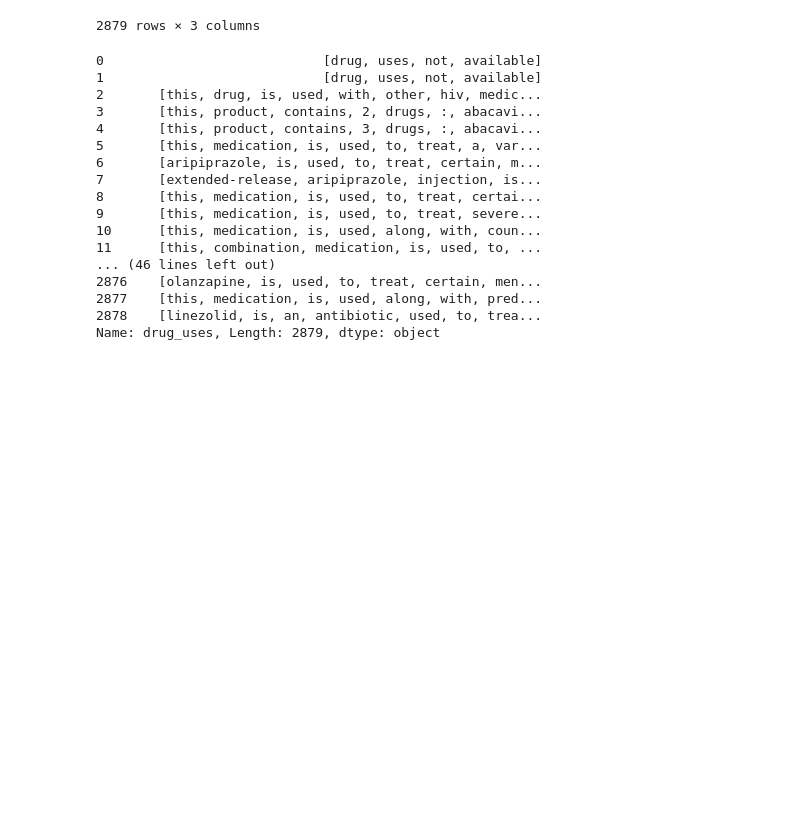
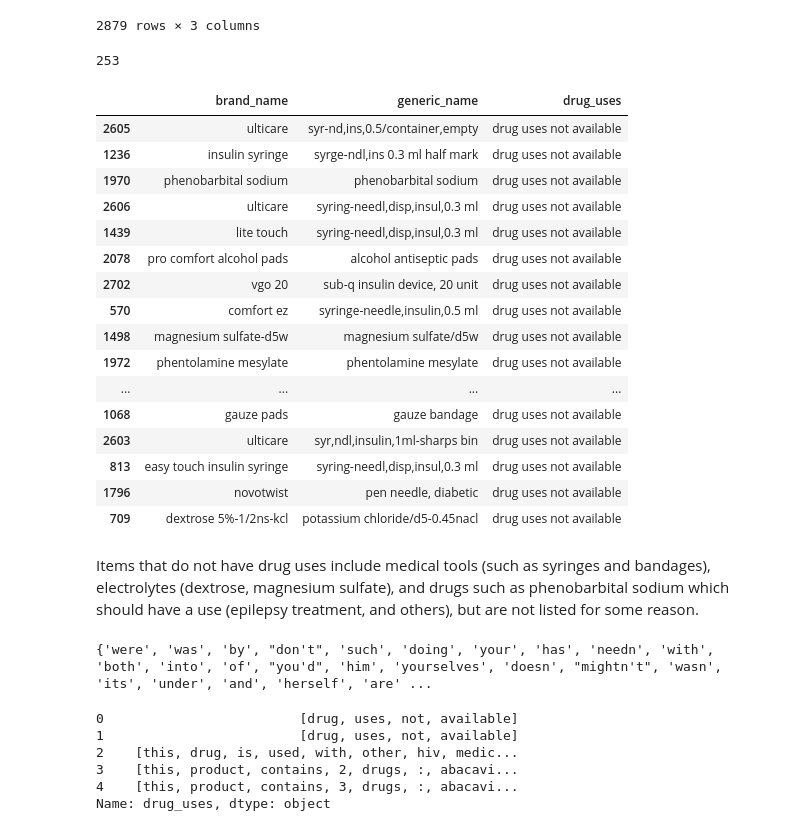
Before and after one commit to darya-akimova/medicare_spending_analysis, a Jupyter notebook: medicare part D analysis.ipynb, the cells around one changed output. Saved outputs shown, nothing was run; the diff lists cells and outputs as text; code cells hidden in the pictures; blank space fills up the shorter version.

```diff
--- a/medicare part D analysis.ipynb
+++ b/medicare part D analysis.ipynb
@@ -157,31 +157,46 @@ drug_uses_17
 | 2877 | zytiga | abiraterone acetate | this medication is used along wit... |
 | 2878 | zyvox | linezolid | linezolid is an antibiotic used t... |
 2879 rows × 3 columns
+# %%
+# how many drugs do not have associated uses?
+print(len(drug_uses_17[drug_uses_17['drug_uses'] == "drug uses not available"].index))
+drug_uses_17[drug_uses_17['drug_uses'] == "drug uses not available"].sample(20)
+# %% [output]
+253
+|  | brand_name | generic_name | drug_uses |
+| 2605 | ulticare | syr-nd,ins,0.5/container,empty | drug uses not available |
+| 1236 | insulin syringe | syrge-ndl,ins 0.3 ml half mark | drug uses not available |
+| 1970 | phenobarbital sodium | phenobarbital sodium | drug uses not available |
+| 2606 | ulticare | syring-needl,disp,insul,0.3 ml | drug uses not available |
+| 1439 | lite touch | syring-needl,disp,insul,0.3 ml | drug uses not available |
+| 2078 | pro comfort alcohol pads | alcohol antiseptic pads | drug uses not available |
+| 2702 | vgo 20 | sub-q insulin device, 20 unit | drug uses not available |
+| 570 | comfort ez | syringe-needle,insulin,0.5 ml | drug uses not available |
+| 1498 | magnesium sulfate-d5w | magnesium sulfate/d5w | drug uses not available |
+| 1972 | phentolamine mesylate | phentolamine mesylate | drug uses not available |
+| ... | ... | ... | ... |
+| 1068 | gauze pads | gauze bandage | drug uses not available |
+| 2603 | ulticare | syr,ndl,insulin,1ml-sharps bin | drug uses not available |
+| 813 | easy touch insulin syringe | syring-needl,disp,insul,0.3 ml | drug uses not available |
+| 1796 | novotwist | pen needle, diabetic | drug uses not available |
+| 709 | dextrose 5%-1/2ns-kcl | potassium chloride/d5-0.45nacl | drug uses not available |
+# %% [markdown]
+Items that do not have drug uses include medical tools (such as syringes and bandages), electrolytes (dextrose, magnesium sulfate), and drugs such as phenobarbital sodium which should have a use (epilepsy treatment, and others), but are not listed for some reason.
 # %%
 import nltk
 from nltk.tokenize import word_tokenize
+from nltk.corpus import stopwords
+stop_words=set(stopwords.words("english"))
+print(stop_words)
+# %% [output]
+{'were', 'was', 'by', "don't", 'such', 'doing', 'your', 'has', 'needn', 'with', 'both', 'into', 'of', "you'd", 'him', 'yourselves', 'doesn', "mightn't", 'wasn', 'its', 'under', 'and', 'herself', 'are' ...
-# %%
-#top_manu_notnull = top_manu_w_use[top_manu_w_use['drug_uses'].notnull()]
-#top_manu_notnull['tokenized'] = top_manu_notnull['drug_uses'].apply(word_tokenize)
-#top_manu_notnull
-drug_uses_17['drug_uses'].apply(word_tokenize)
-# %% [output]
-0                            [drug, uses, not, available]
-1                            [drug, uses, not, available]
-2       [this, drug, is, used, with, other, hiv, medic...
-3       [this, product, contains, 2, drugs, :, abacavi...
-4       [this, product, contains, 3, drugs, :, abacavi...
-5       [this, medication, is, used, to, treat, a, var...
-6       [aripiprazole, is, used, to, treat, certain, m...
-7       [extended-release, aripiprazole, injection, is...
-8       [this, medication, is, used, to, treat, certai...
-9       [this, medication, is, used, to, treat, severe...
-10      [this, medication, is, used, along, with, coun...
-11      [this, combination, medication, is, used, to, ...
-... (46 lines left out)
-2876    [olanzapine, is, used, to, treat, certain, men...
-2877    [this, medication, is, used, along, with, pred...
-2878    [linezolid, is, an, antibiotic, used, to, trea...
-Name: drug_uses, Length: 2879, dtype: object
 # %%
-drug_uses_17['tokens'] = drug_uses_17['drug_uses'].apply(word_tokenize)
+uses_17_tokens = drug_uses_17['drug_uses'].apply(word_tokenize)
+uses_17_tokens.head()
+# %% [output]
+0                         [drug, uses, not, available]
+1                         [drug, uses, not, available]
+2    [this, drug, is, used, with, other, hiv, medic...
+3    [this, product, contains, 2, drugs, :, abacavi...
+4    [this, product, contains, 3, drugs, :, abacavi...
+Name: drug_uses, dtype: object
```
Also changed, not shown: parts of 15 cells of this notebook, 2 other files.
